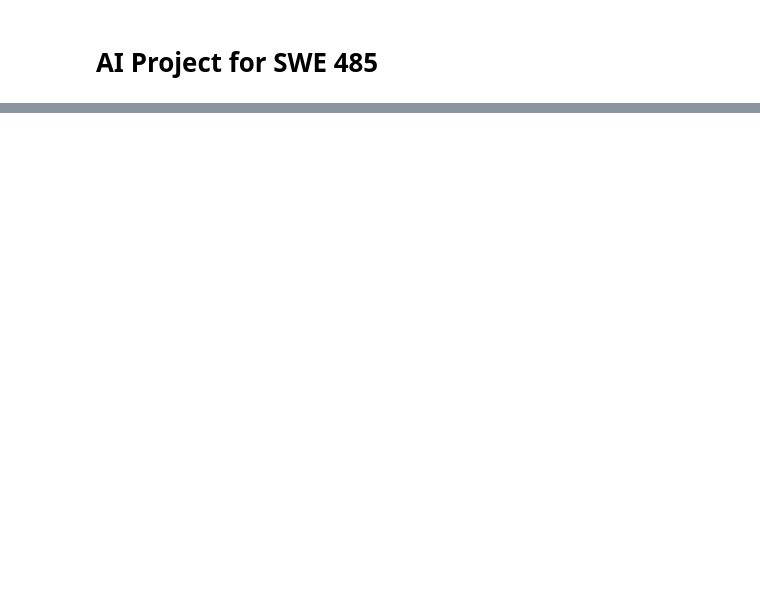
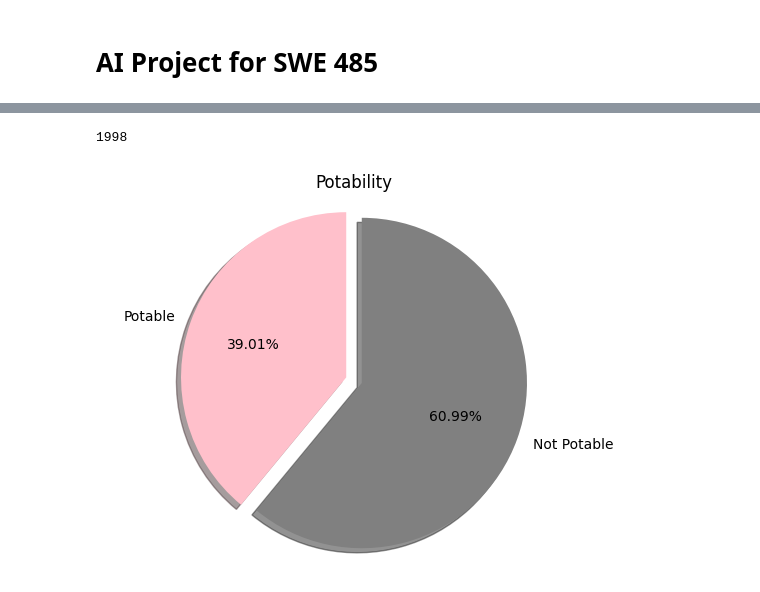
Before and after one commit to Hessah-Aljohaimy/AI-Project, a Jupyter notebook: AI_Project.ipynb, the cells around one changed output, grey strips where cells are left out. Cells and saved outputs as stored; diff of their text form; code cells hidden in the pictures; blank space fills up the shorter version.

```diff
--- a/AI_Project.ipynb
+++ b/AI_Project.ipynb
@@ -17,0 +36,28 @@ iris.head()
+# %%
+labels= ['Potable', 'Not Potable']
+colors=['pink', 'gray']
+
+Potable=iris['Potability']
+NumOfPotable=0
+NumOfNotPotable=0
+
+
+for x in Potable:
+    if x==1:
+        NumOfPotable+=1
+
+    else:
+        NumOfNotPotable+=1
+
+sizes= [NumOfPotable, NumOfNotPotable]
+print(NumOfNotPotable)
+plt.pie(sizes,labels=labels, colors=colors, startangle=90, shadow=True,explode=(0.1, 0 ), autopct='%1.2f%%')
+
+plt.title('Potability')
+
+plt.axis('equal')
+
+plt.show()
+# %% [output]
+1998
+[figure, added]
```
Also changed, not shown: parts of 13 cells of this notebook.
